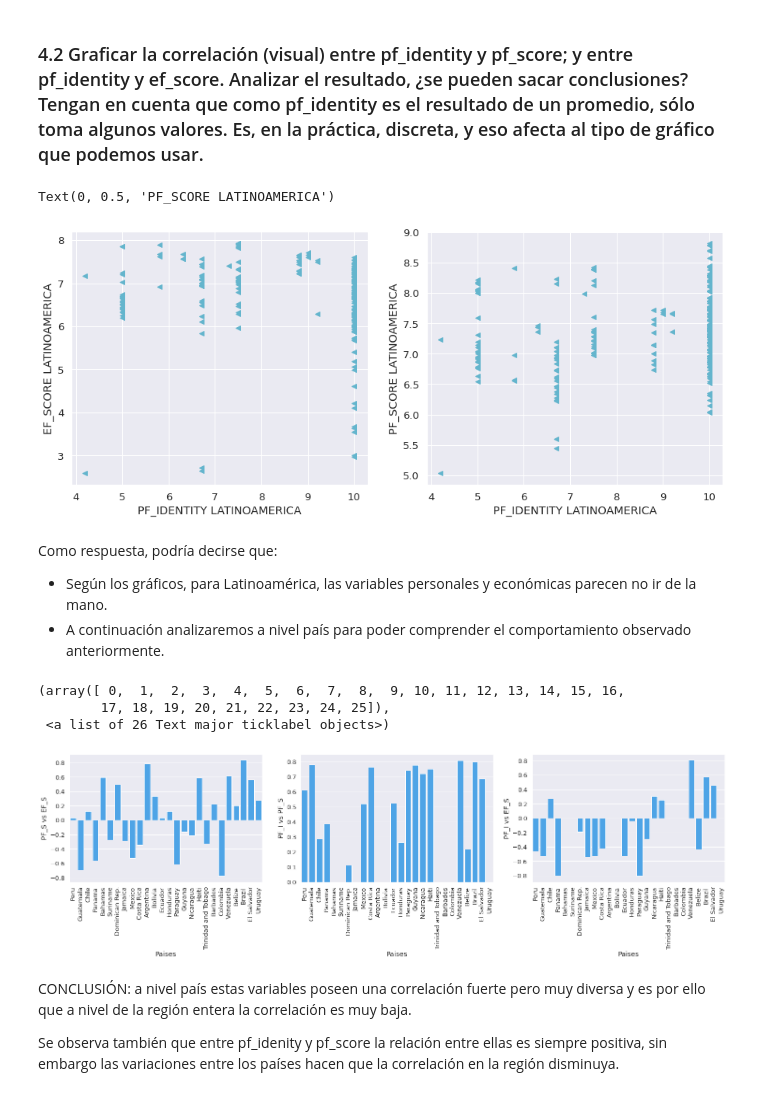
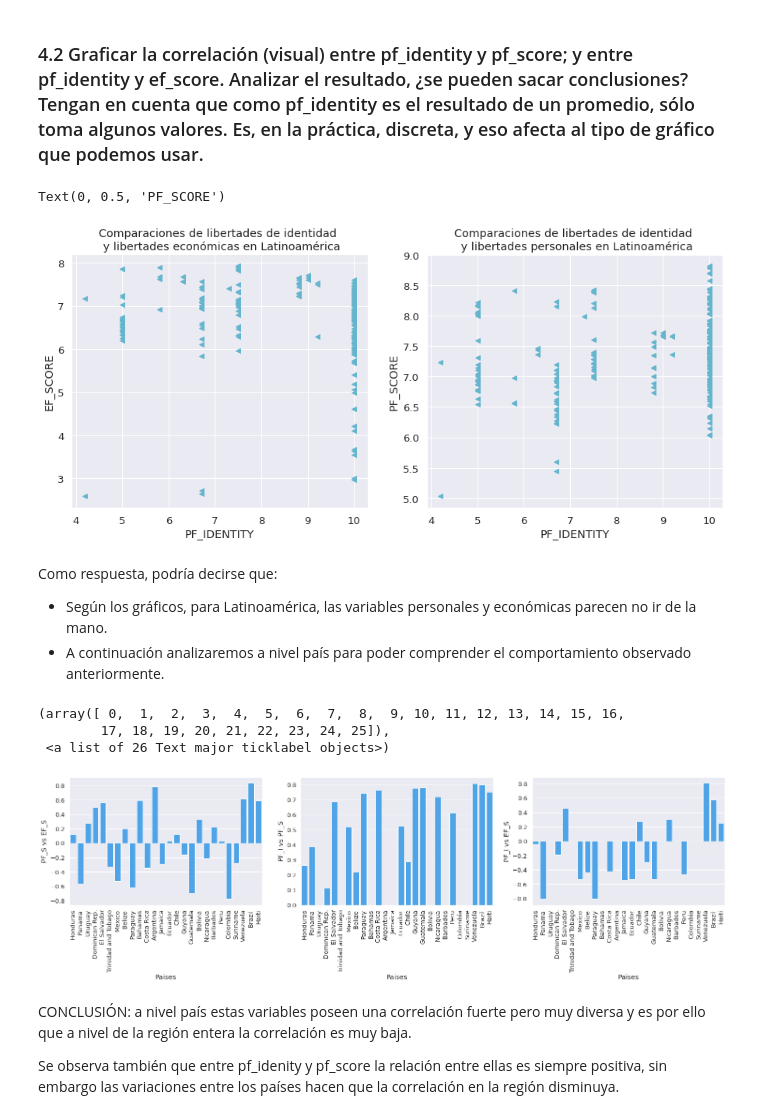
Before and after one commit to GatitoNegro/diplodatosAyVD, a Jupyter notebook: Practico1.ipynb, the cells around one changed output. Drawn from its saved outputs; the diff is of its cells as text; code cells hidden in the pictures.

```diff
--- a/Practico1.ipynb
+++ b/Practico1.ipynb
@@ -383,10 +380,0 @@ Una posible solución es utilizar la función dropna(). Ésta logra eliminar una
-# %%
-#Reemplazando NaN con mediana de cada país
-"""
-paises=dataset.countries.unique()
-for pais in paises:
-  dataset.pf_identity.fillna(dataset[dataset.countries==pais].pf_identity.median(),inplace=True)
-  dataset.hf_score.fillna(dataset[dataset.countries==pais].hf_score.median()#,inplace=True)
-  print('Pais:'+pais+' - pf:'+str(dataset[dataset.countries==pais].pf_identity.median())+' - hf:'+str(dataset[dataset.countries==pais].hf_score.median()))
-dataset[dataset.countries=='Sudan']
-"""
@@ -394,0 +381,4 @@ dataset[dataset.countries=='Sudan']
+# %%
+dataset=dataset.dropna(subset=['hf_score', 'pf_score', 'pf_identity'])
+dataset_latamYCaribe = dataset[dataset.region == 'Latin America & the Caribbean'] # Recalculamos el dataset sin los nan
+dataset.isna().sum()
@@ -636,15 +644,17 @@ Podemos ver más relación entre pf_identity y pf_score, al igual que entre pf_s
 # %%
 # Gráficos para Latinoamérica
 plt.figure(figsize=(15, 6))
 plt.subplot(1,2,1),plt.plot(data_latinoamerica["pf_identity"],data_latinoamerica["ef_score"], "c<")
-plt.ylabel("EF_SCORE LATINOAMERICA")
-plt.xlabel("PF_IDENTITY LATINOAMERICA")
-plt.subplot(1,2,2),plt.plot(data_latinoamerica ["pf_identity"],data_latinoamerica ["pf_score"], "c<")
-plt.xlabel("PF_IDENTITY LATINOAMERICA")
-plt.ylabel("PF_SCORE LATINOAMERICA")
+plt.title("Comparaciones de libertades de identidad \n y libertades económicas en Latinoamérica")
+plt.ylabel("EF_SCORE")
+plt.xlabel("PF_IDENTITY")
+plt.subplot(1,2,2),plt.plot(data_latinoamerica["pf_identity"],data_latinoamerica["pf_score"], "c<")
+plt.title("Comparaciones de libertades de identidad \n y libertades personales en Latinoamérica")
+plt.xlabel("PF_IDENTITY")
+plt.ylabel("PF_SCORE")
 # %% [output]
-Text(0, 0.5, 'PF_SCORE LATINOAMERICA')
+Text(0, 0.5, 'PF_SCORE')
-[figure, old version]
+[figure, new version]
 # %% [markdown]
 Como respuesta, podría decirse que:
 * Según los gráficos, para Latinoamérica, las variables personales y económicas parecen no ir de la mano.
@@ -683,7 +693,7 @@ plt.xticks(rotation=90)
 (array([ 0,  1,  2,  3,  4,  5,  6,  7,  8,  9, 10, 11, 12, 13, 14, 15, 16,
         17, 18, 19, 20, 21, 22, 23, 24, 25]),
  <a list of 26 Text major ticklabel objects>)
-[figure, old version]
+[figure, new version]
 # %% [markdown]
 CONCLUSIÓN: a nivel país estas variables poseen una correlación fuerte pero muy diversa y es por ello que a nivel de la región entera la correlación es muy baja.
 
```
Also changed, not shown: parts of 20 cells of this notebook.
